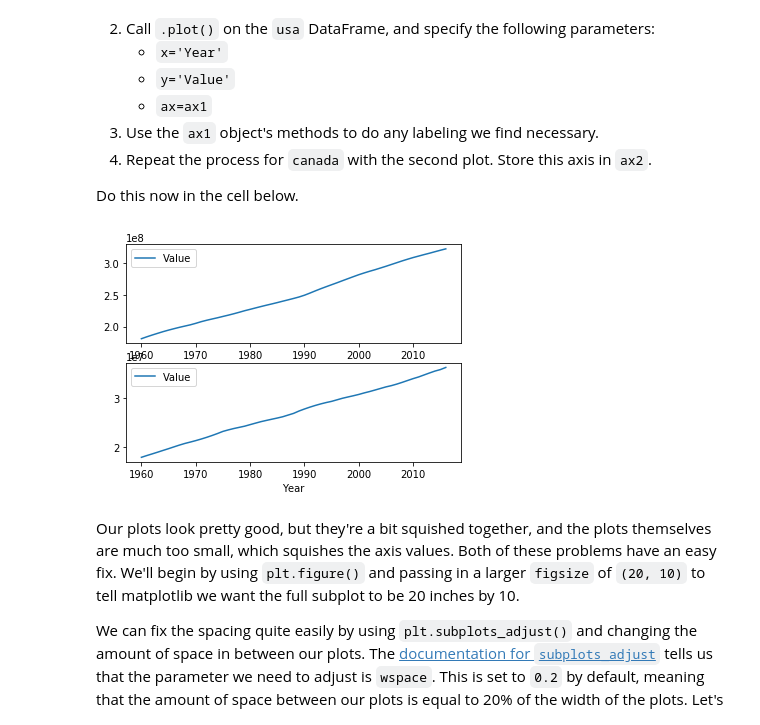
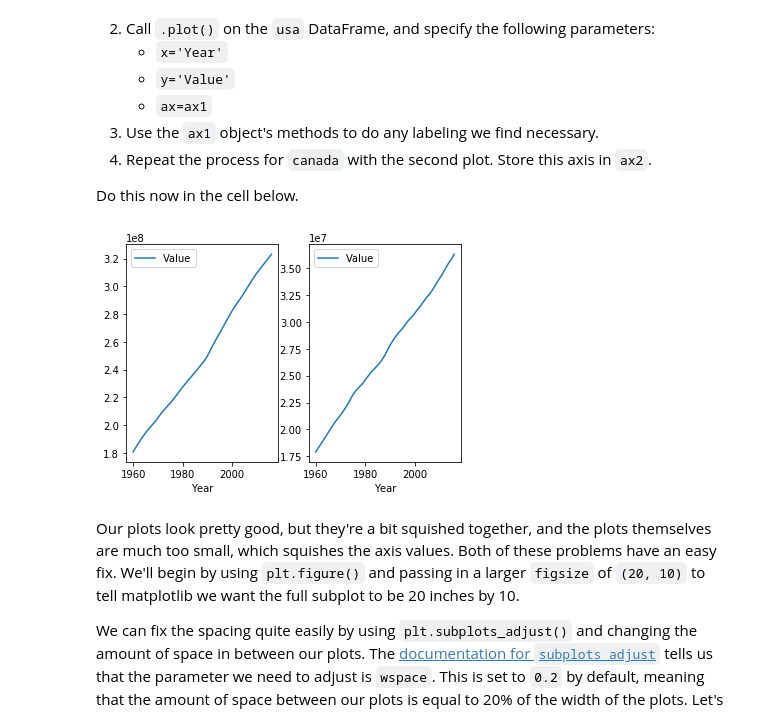
Before and after one commit to Pballer/dsc-subplots-and-enumeration-lab-dc-ds-071519, a Jupyter notebook: index.ipynb, the cells around one changed output. Cells and saved outputs as stored; diff of their text form; code cells hidden in the pictures.

```diff
--- a/index.ipynb
+++ b/index.ipynb
@@ -108,15 +108,15 @@ When we call `plt.subplot()`, it will return an `ax` (short for 'axis') object t
 
 Do this now in the cell below.
 # %%
-ax1 = plt.subplot(2,1,1)
+ax1 = plt.subplot(1,2,1)
 usa.plot(x='Year', y='Value', ax=ax1)
 
 
-ax2 = plt.subplot(2,1,2)
+ax2 = plt.subplot(1,2,2)
 canada.plot(x='Year', y='Value', ax=ax2)
 plt.show()
 # %% [output]
-[figure, old version]
+[figure, new version]
 # %% [markdown]
 Our plots look pretty good, but they're a bit squished together, and the plots themselves are much too small, which squishes the axis values.  Both of these problems have an easy fix. We'll begin by using `plt.figure()` and passing in a larger `figsize` of `(20, 10)` to tell matplotlib we want the full subplot to be 20 inches by 10.
 
```
